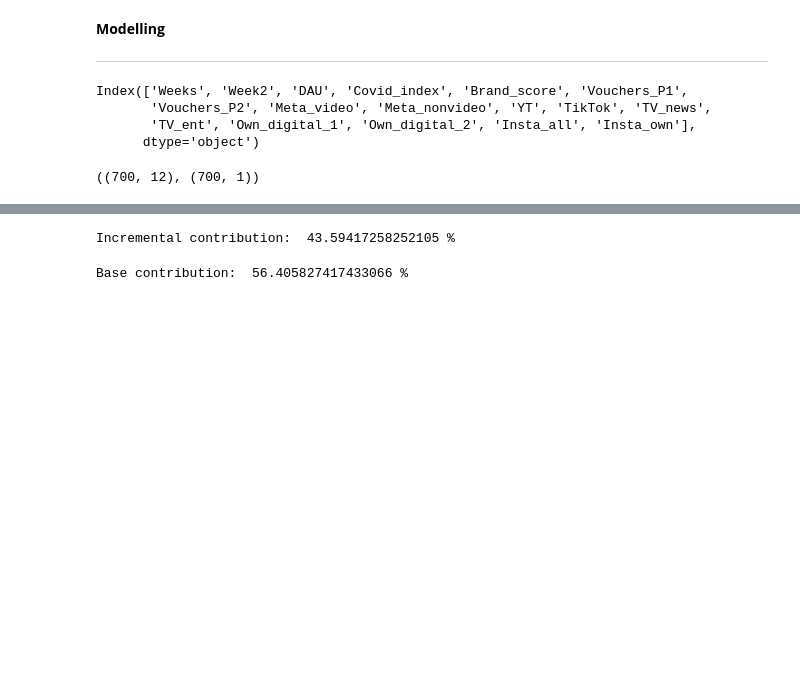
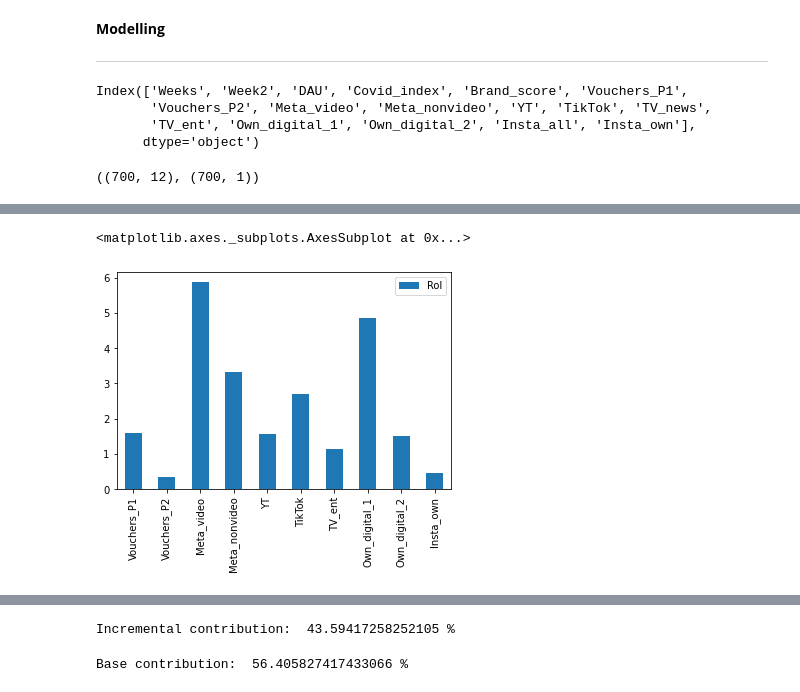
Before and after one commit to Akash743/Mathematical-Optimization, a Jupyter notebook: Testing_final.ipynb, the cells around one changed output, grey strips where cells are left out. Drawn from its saved outputs; the diff is of its cells as text; code cells hidden in the pictures; blank space fills up the shorter version.

```diff
--- a/Testing_final.ipynb
+++ b/Testing_final.ipynb
@@ -660,4 +677,11 @@ Covi-index contribution:  27.12886334503015 %
 # %%
+model_vars = [col for col in ds.columns if col in xf.columns]
+spends_list = np.sum(ds[model_vars],axis=0)
+decomps = []
+
 for i in range(len(xf.columns)):
-  print(xf.columns[i],' contribution: ',np.sum(dec[xf.columns[i]])/sum(dec.sum(axis=0))*100,'%')
+  contribution = np.sum(dec[xf.columns[i]])/sum(dec.sum(axis=0))*100
+  print(xf.columns[i],' contribution: ',contribution,'%')
+  if xf.columns[i] in model_vars:
+    decomps.append(np.sum(dec[xf.columns[i]]))
 # %% [output]
@@ -680,0 +701,4 @@ Insta_own  contribution:  1.850903692021939 %
+# %%
+roi = pd.DataFrame({'Decomps':decomps,'Spends':spends_list})
+#roi['Spends'] = spends_list
+roi['RoI'] = roi['Decomps']/roi['Spends']
@@ -681 +719,6 @@ Insta_own  contribution:  1.850903692021939 %
+# %%
+roi[['RoI']].plot(kind='bar')
+# %% [output]
+<matplotlib.axes._subplots.AxesSubplot at 0x...>
+[figure, added]
 # %%
```
Also changed, not shown: parts of 15 cells of this notebook.
